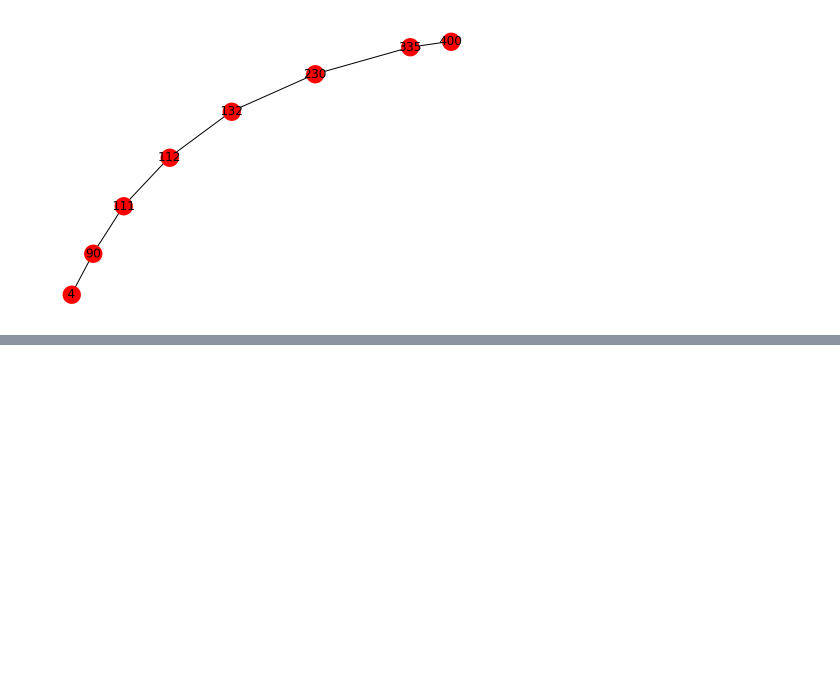
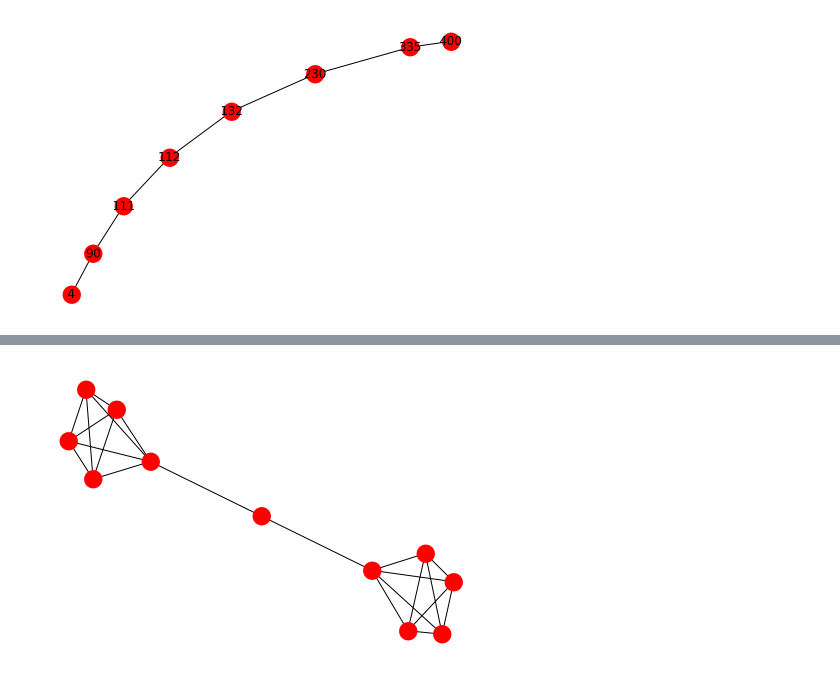
Before and after one commit to s28kiru/network-analysis, a Jupyter notebook: 2-hubs-paths.ipynb, the cells around one changed output, grey strips where cells are left out. Saved outputs shown, nothing was run; the diff lists cells and outputs as text; code cells hidden in the pictures; blank space fills up the shorter version.

```diff
--- a/2-hubs-paths.ipynb
+++ b/2-hubs-paths.ipynb
@@ -161,0 +174,5 @@ nx.draw(newG, with_labels=True)
+# %%
+# barbell graph - high betweenness centrality and low degree centrality
+nx.draw(nx.barbell_graph(5,1))
+# %% [output]
+[figure, added]
```
Also changed, not shown: parts of 7 cells of this notebook, 1 other file.
